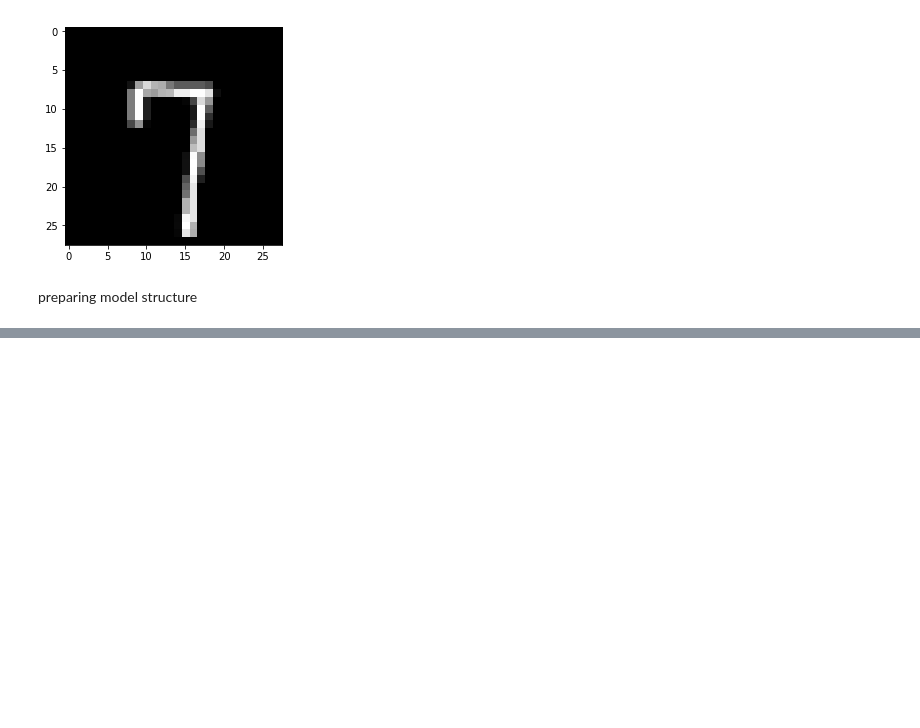
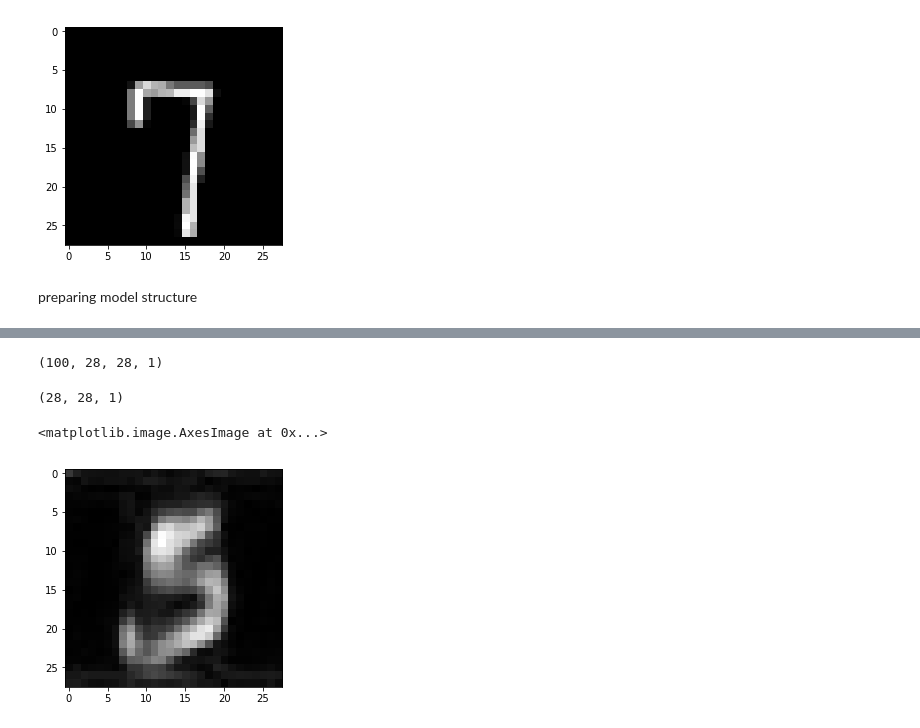
Before and after one commit to charlienew/GANCS, a Jupyter notebook: Mnist-test.ipynb, the cells around one changed output, grey strips where cells are left out. Saved outputs shown, nothing was run; the diff lists cells and outputs as text; code cells hidden in the pictures; blank space fills up the shorter version.

```diff
--- a/Mnist-test.ipynb
+++ b/Mnist-test.ipynb
@@ -111,10 +111,7 @@ model_input_masked = tf.placeholder(tf.float32, [batchsize, 28, 28, 2],
 model_input_gtrue = tf.placeholder(tf.float32, [batchsize, 28, 28, 1],
                                    "ground_truth")
 # %%
-sess = tf.Session()
-
-
-gene_output, gene_output_complex, gene_var_list, gene_layers, disc_real_output, disc_fake_output, disc_var_list, disc_layers = tm.create_model(sess, model_input_masked, model_input_gtrue, mask)
+gene_output, gene_output_complex, gene_var_list, gene_layers, disc_real_output, disc_fake_output, disc_var_list, disc_layers = tm.create_model(model_input_masked, model_input_gtrue, mask)
 
 
 gene_loss, gene_dc_loss, gene_fool_loss, list_gene_lose, gene_mse_factor = tm.create_generator_loss(disc_fake_output, gene_output, gene_output_complex, model_input_masked, model_input_gtrue, mask)
@@ -175,0 +179,18 @@ epoch: 5, g_loss: 95.396645, d_loss: 0.09773387 time_spent:19.790709972381592s
+# %%
+o1 = sess.run(gene_output,feed_dict = {model_input_masked:masked, model_input_gtrue:batch, learning_rate: 0.001})
+# %%
+o1.shape
+# %% [output]
+(100, 28, 28, 1)
+# %%
+m = o1[10,:,:,:]
+# %%
+m.shape
+# %% [output]
+(28, 28, 1)
+# %%
+m = np.reshape(m, [28, 28])
+plt.imshow(m, cmap = "gray")
+# %% [output]
+<matplotlib.image.AxesImage at 0x...>
+[figure, added]
```
Also changed, not shown: parts of 6 cells of this notebook.
